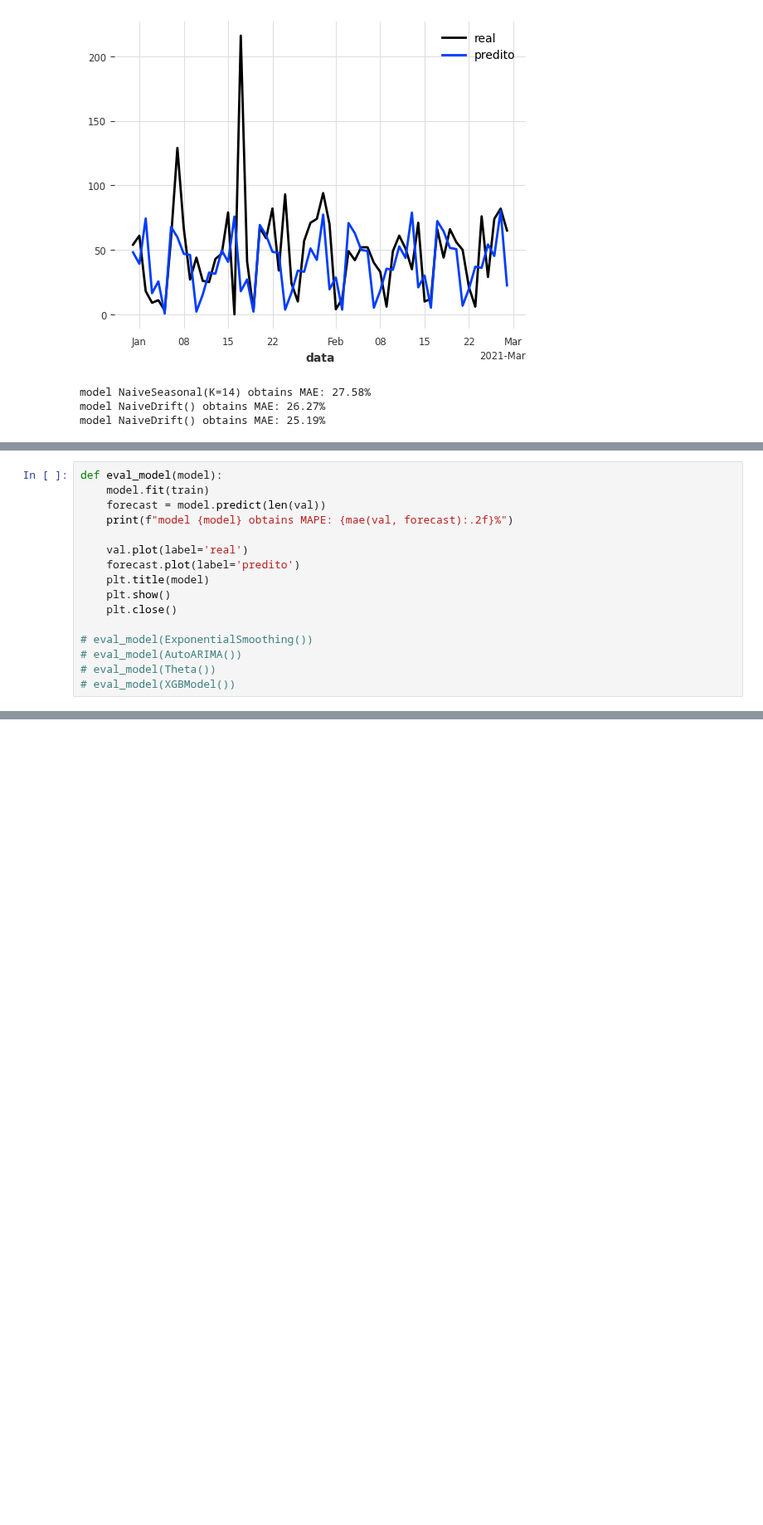
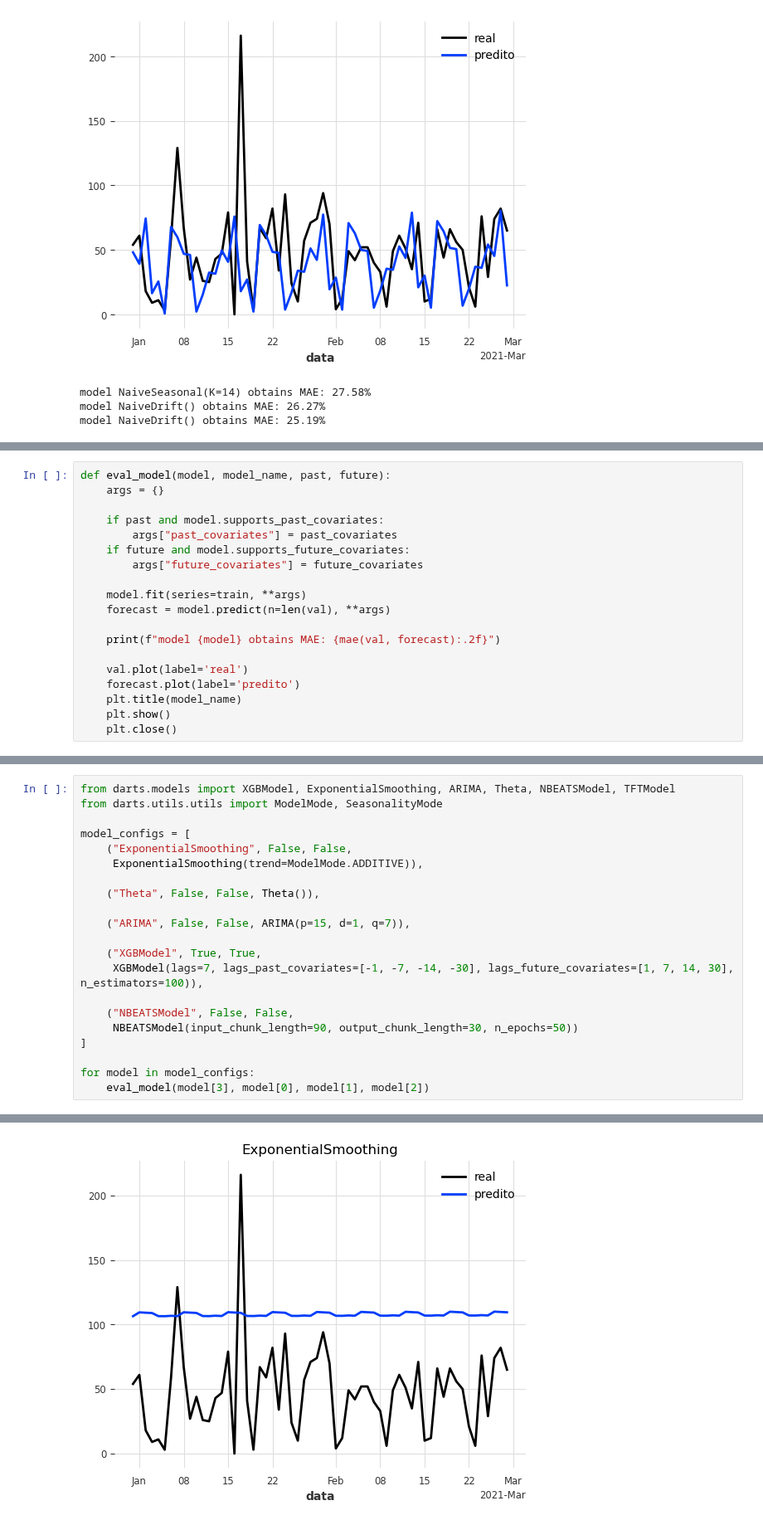
Before and after one commit to carloszan/covid, a Jupyter notebook: analises/6.modelos/0.xgboost.ipynb, the cells around one changed output, grey strips where cells are left out. Shown at 83% size. Saved outputs shown, nothing was run; the diff lists cells and outputs as text; blank space fills up the shorter version.

Commit message:
Testar outros modelos

```diff
--- a/analises/6.modelos/0.xgboost.ipynb
+++ b/analises/6.modelos/0.xgboost.ipynb
@@ -287,16 +423,19 @@ model NaiveDrift() obtains MAE: 25.19%
 # %%
-def eval_model(model):
-    model.fit(train)
-    forecast = model.predict(len(val))
-    print(f"model {model} obtains MAPE: {mae(val, forecast):.2f}%")
+def eval_model(model, model_name, past, future):
+    args = {}
+
+    if past and model.supports_past_covariates:
+        args["past_covariates"] = past_covariates
+    if future and model.supports_future_covariates:
+        args["future_covariates"] = future_covariates
+
+    model.fit(series=train, **args)
+    forecast = model.predict(n=len(val), **args)
+
+    print(f"model {model} obtains MAE: {mae(val, forecast):.2f}")
 
     val.plot(label='real')
     forecast.plot(label='predito')
-    plt.title(model)
+    plt.title(model_name)
     plt.show()
     plt.close()
-
-# eval_model(ExponentialSmoothing())
-# eval_model(AutoARIMA())
-# eval_model(Theta())
-# eval_model(XGBModel())
@@ -307,0 +442,22 @@ model NaiveDrift() obtains MAPE: 0.74%
+# %%
+from darts.models import XGBModel, ExponentialSmoothing, ARIMA, Theta, NBEATSModel, TFTModel
+from darts.utils.utils import ModelMode, SeasonalityMode
+
+model_configs = [
+    ("ExponentialSmoothing", False, False,
+     ExponentialSmoothing(trend=ModelMode.ADDITIVE)),
+
+    ("Theta", False, False, Theta()),
+
+    ("ARIMA", False, False, ARIMA(p=15, d=1, q=7)),
+
+    ("XGBModel", True, True,
+     XGBModel(lags=7, lags_past_covariates=[-1, -7, -14, -30], lags_future_covariates=[1, 7, 14, 30], n_estimators=100)),
+
+    ("NBEATSModel", False, False,
+     NBEATSModel(input_chunk_length=90, output_chunk_length=30, n_epochs=50))
+]
+
+for model in model_configs:
+    eval_model(model[3], model[0], model[1], model[2])
+# %% [output]
@@ -307,0 +465 @@ model NaiveDrift() obtains MAPE: 0.74%
+[figure, added]
```
Also changed, not shown: parts of 46 cells of this notebook.
